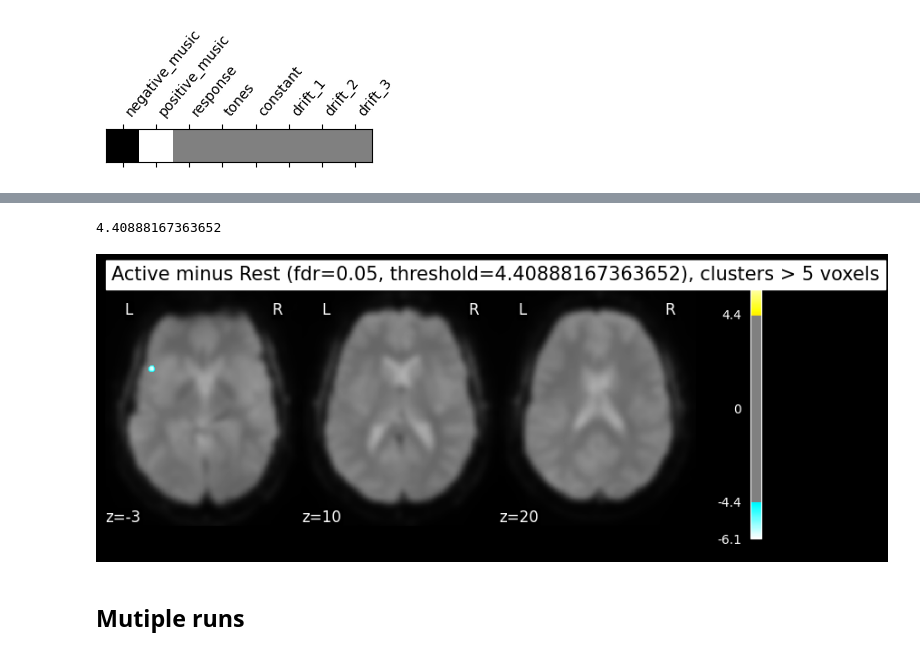
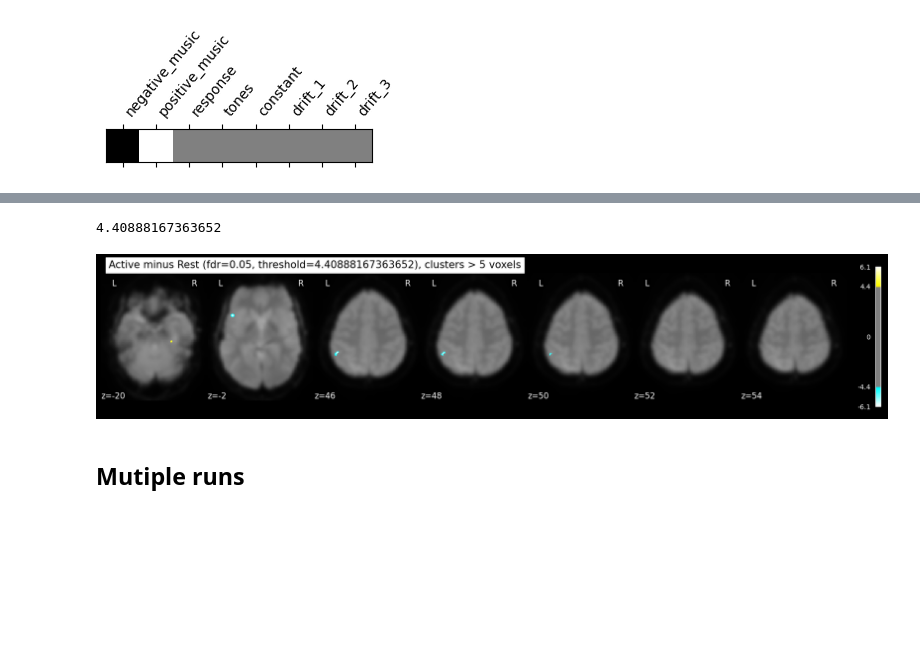
Before and after one commit to NicolasRR/NSSP, a Jupyter notebook: glm.ipynb, the cells around one changed output, grey strips where cells are left out. Drawn from its saved outputs; the diff is of its cells as text; code cells hidden in the pictures; blank space fills up the shorter version.

```diff
--- a/glm.ipynb
+++ b/glm.ipynb
@@ -234,24 +236,24 @@ plt.show()
 # %%
 from nilearn.glm import threshold_stats_img
 
 #Link to threshold_stats_img function documentation
 #https://nilearn.github.io/dev/modules/generated/nilearn.glm.threshold_stats_img.html
 
 cluster_size = 5 # Fill me with the number of voxels for a cluster to be kept
 fdr_rate = 0.05 # Fill me with the fdr rate to use!
 
 # Here, we apply the FDR correction + threshold
 clean_map, threshold = threshold_stats_img(z_map, alpha=fdr_rate, height_control='fdr', cluster_threshold=cluster_size)
 print(threshold)
 # nib.save(clean_map, op.join(fmaps, f'cleaned_map_fdr{fdr_rate}_cluster{cluster_size}.nii.gz'))
 # And this is just to plot here!
 plot_stat_map(clean_map, bg_img=mean_img_[0], threshold=threshold,
-              display_mode='z', cut_coords=view, black_bg=True,
+              display_mode='z',black_bg=True,
               title='Active minus Rest (fdr={}, threshold={}), clusters > {} voxels'.format(fdr_rate, threshold, cluster_size))
 plt.show()
 # %% [output]
 4.40888167363652
-[figure, old version]
+[figure, new version]
 # %% [markdown]
 ## Mutiple runs
 # %%
```
Also changed, not shown: parts of 17 cells of this notebook, 2 other files.
